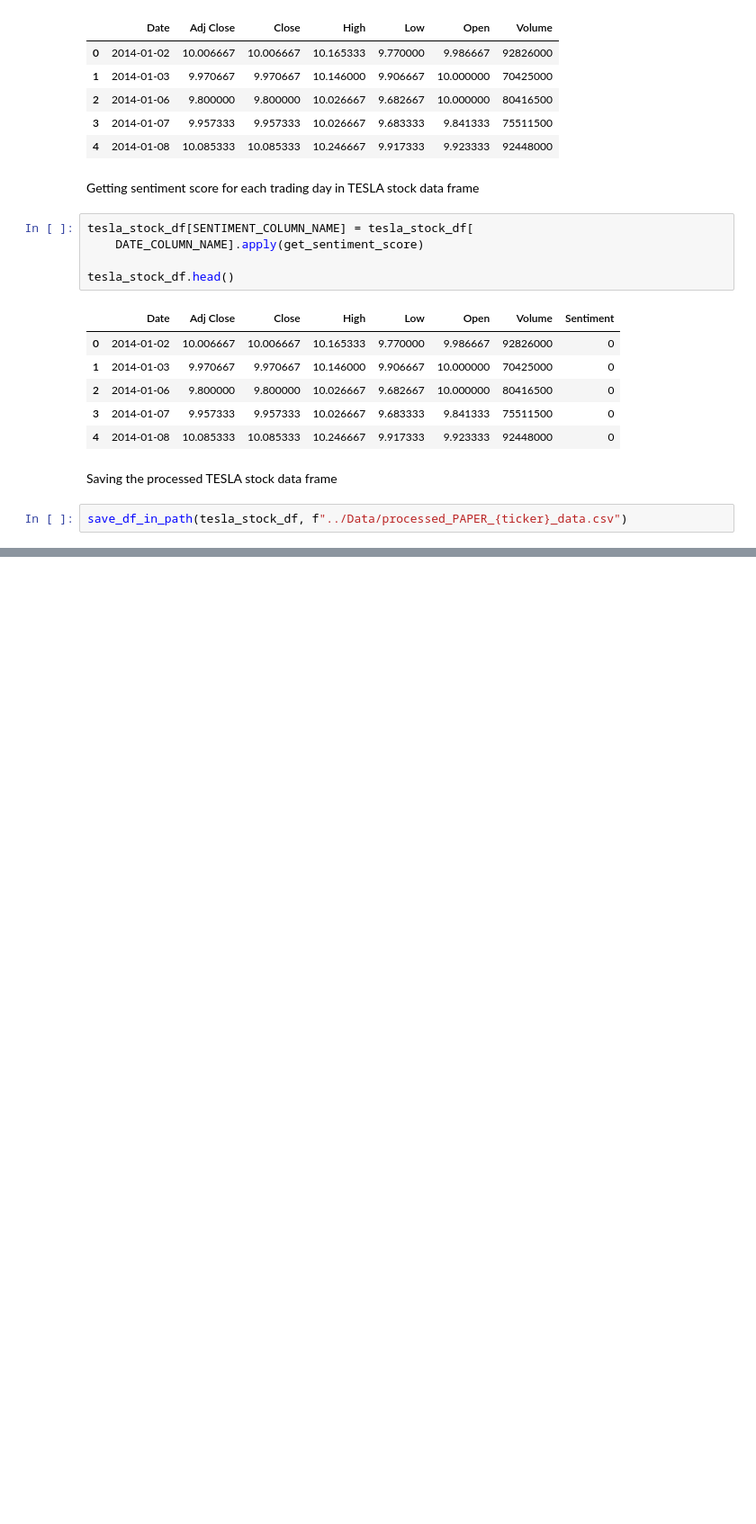
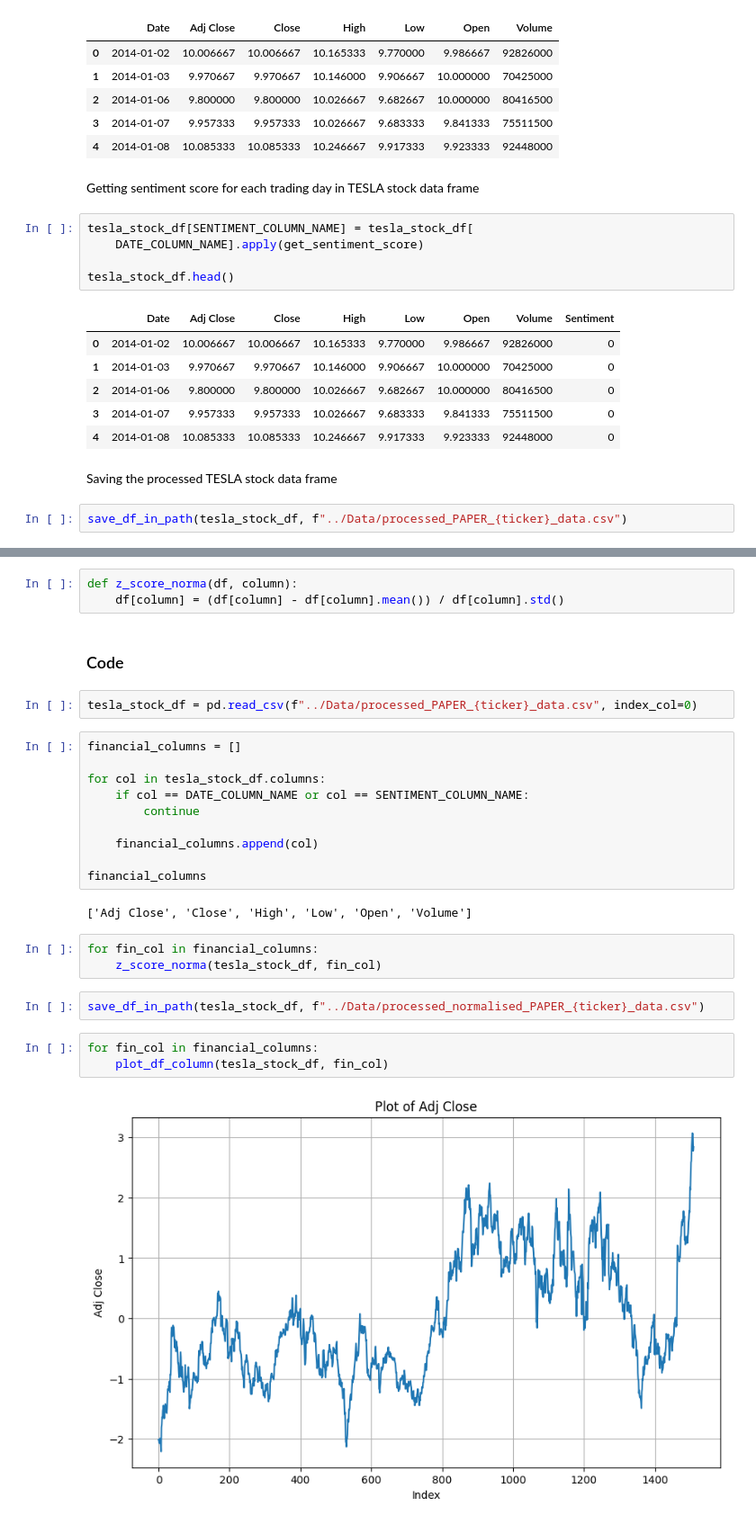
Before and after one commit to mega5800/algo-trading-system, a Jupyter notebook: Code/Financial_Sentiment_Extraction_System.ipynb, the cells around one changed output, grey strips where cells are left out. Shown at 90% size. Cells and saved outputs as stored; diff of their text form; blank space fills up the shorter version.

Commit message:
updated code to normalise the tesla dataset

```diff
--- a/Code/Financial_Sentiment_Extraction_System.ipynb
+++ b/Code/Financial_Sentiment_Extraction_System.ipynb
@@ -401,0 +403,29 @@ plt.show()
+# %%
+def z_score_norma(df, column):
+    df[column] = (df[column] - df[column].mean()) / df[column].std()
+# %% [markdown]
+### Code
+# %%
+tesla_stock_df = pd.read_csv(f"../Data/processed_PAPER_{ticker}_data.csv", index_col=0)
+# %%
+financial_columns = []
+
+for col in tesla_stock_df.columns:
+    if col == DATE_COLUMN_NAME or col == SENTIMENT_COLUMN_NAME:
+        continue
+
+    financial_columns.append(col)
+
+financial_columns
+# %% [output]
+['Adj Close', 'Close', 'High', 'Low', 'Open', 'Volume']
+# %%
+for fin_col in financial_columns:
+    z_score_norma(tesla_stock_df, fin_col)
+# %%
+save_df_in_path(tesla_stock_df, f"../Data/processed_normalised_PAPER_{ticker}_data.csv")
+# %%
+for fin_col in financial_columns:
+    plot_df_column(tesla_stock_df, fin_col)
+# %% [output]
+[figure, added]
```
Also changed, not shown: parts of 7 cells of this notebook, 1 other file.
